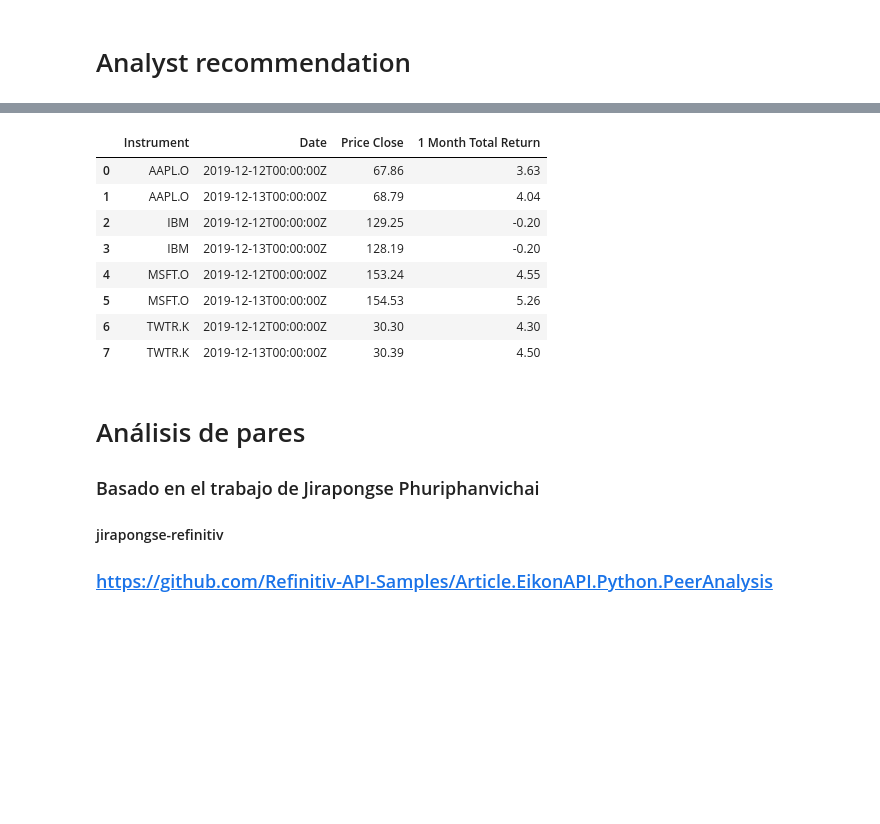
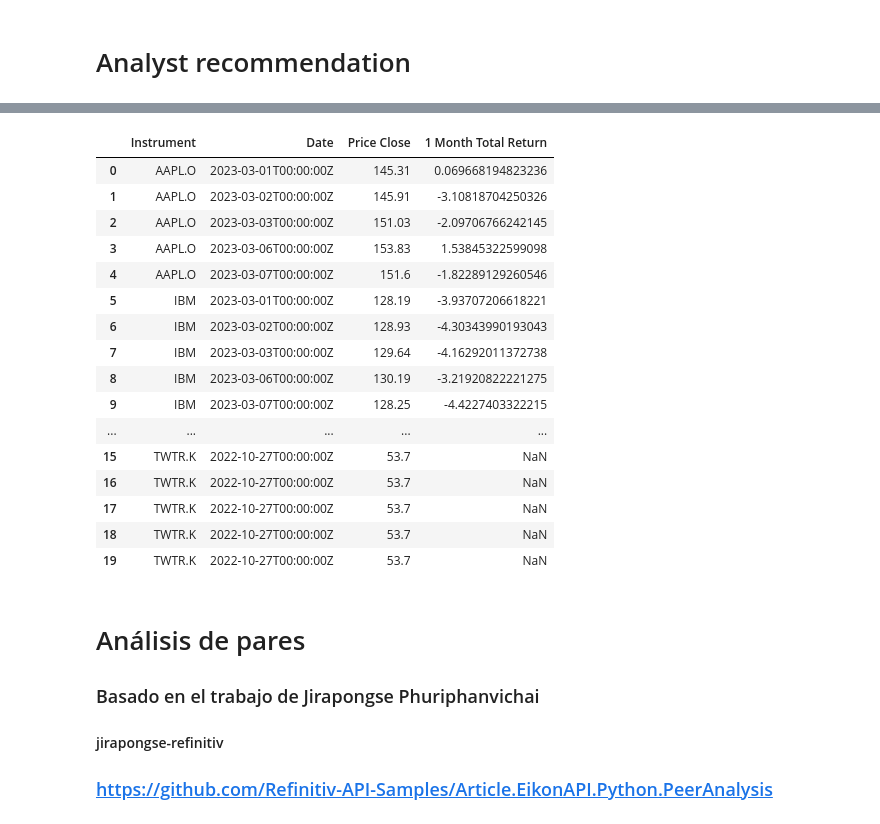
Before and after one commit to neftalivldz/tec-finanzas-2023, a Jupyter notebook: 02_Pandas_operaciones_basicas.ipynb, the cells around one changed output, grey strips where cells are left out. Drawn from its saved outputs; the diff is of its cells as text; code cells hidden in the pictures; blank space fills up the shorter version.

```diff
--- a/02_Pandas_operaciones_basicas.ipynb
+++ b/02_Pandas_operaciones_basicas.ipynb
@@ -151,20 +163,28 @@ ts
 # %%
 RICs = ['AAPL.O','IBM','MSFT.O','TWTR.K']
 
 ts,e = ek.get_data(RICs,
                    ['TR.PriceClose.date','TR.PriceClose','TR.TotalReturn1Mo'],
-                   {'SDate':'2019-12-12','EDate':'2019-12-15','Frq':'D'})
+                   {'SDate':'2023-03-01','EDate':'2023-03-07','Frq':'D'})
 ts
 # %% [output]
 |  | Instrument | Date | Price Close | 1 Month Total Return |
-| 0 | AAPL.O | 2019-12-12T00:00:00Z | 67.86 | 3.63 |
-| 1 | AAPL.O | 2019-12-13T00:00:00Z | 68.79 | 4.04 |
-| 2 | IBM | 2019-12-12T00:00:00Z | 129.25 | -0.20 |
-| 3 | IBM | 2019-12-13T00:00:00Z | 128.19 | -0.20 |
-| 4 | MSFT.O | 2019-12-12T00:00:00Z | 153.24 | 4.55 |
-| 5 | MSFT.O | 2019-12-13T00:00:00Z | 154.53 | 5.26 |
-| 6 | TWTR.K | 2019-12-12T00:00:00Z | 30.30 | 4.30 |
-| 7 | TWTR.K | 2019-12-13T00:00:00Z | 30.39 | 4.50 |
+| 0 | AAPL.O | 2023-03-01T00:00:00Z | 145.31 | 0.069668194823236 |
+| 1 | AAPL.O | 2023-03-02T00:00:00Z | 145.91 | -3.10818704250326 |
+| 2 | AAPL.O | 2023-03-03T00:00:00Z | 151.03 | -2.09706766242145 |
+| 3 | AAPL.O | 2023-03-06T00:00:00Z | 153.83 | 1.53845322599098 |
+| 4 | AAPL.O | 2023-03-07T00:00:00Z | 151.6 | -1.82289129260546 |
+| 5 | IBM | 2023-03-01T00:00:00Z | 128.19 | -3.93707206618221 |
+| 6 | IBM | 2023-03-02T00:00:00Z | 128.93 | -4.30343990193043 |
+| 7 | IBM | 2023-03-03T00:00:00Z | 129.64 | -4.16292011372738 |
+| 8 | IBM | 2023-03-06T00:00:00Z | 130.19 | -3.21920822221275 |
+| 9 | IBM | 2023-03-07T00:00:00Z | 128.25 | -4.4227403322215 |
+| ... | ... | ... | ... | ... |
+| 15 | TWTR.K | 2022-10-27T00:00:00Z | 53.7 | NaN |
+| 16 | TWTR.K | 2022-10-27T00:00:00Z | 53.7 | NaN |
+| 17 | TWTR.K | 2022-10-27T00:00:00Z | 53.7 | NaN |
+| 18 | TWTR.K | 2022-10-27T00:00:00Z | 53.7 | NaN |
+| 19 | TWTR.K | 2022-10-27T00:00:00Z | 53.7 | NaN |
 # %% [markdown]
 # Análisis de pares
 ### Basado en el trabajo de  Jirapongse Phuriphanvichai
```
Also changed, not shown: parts of 12 cells of this notebook, 2 other files.
